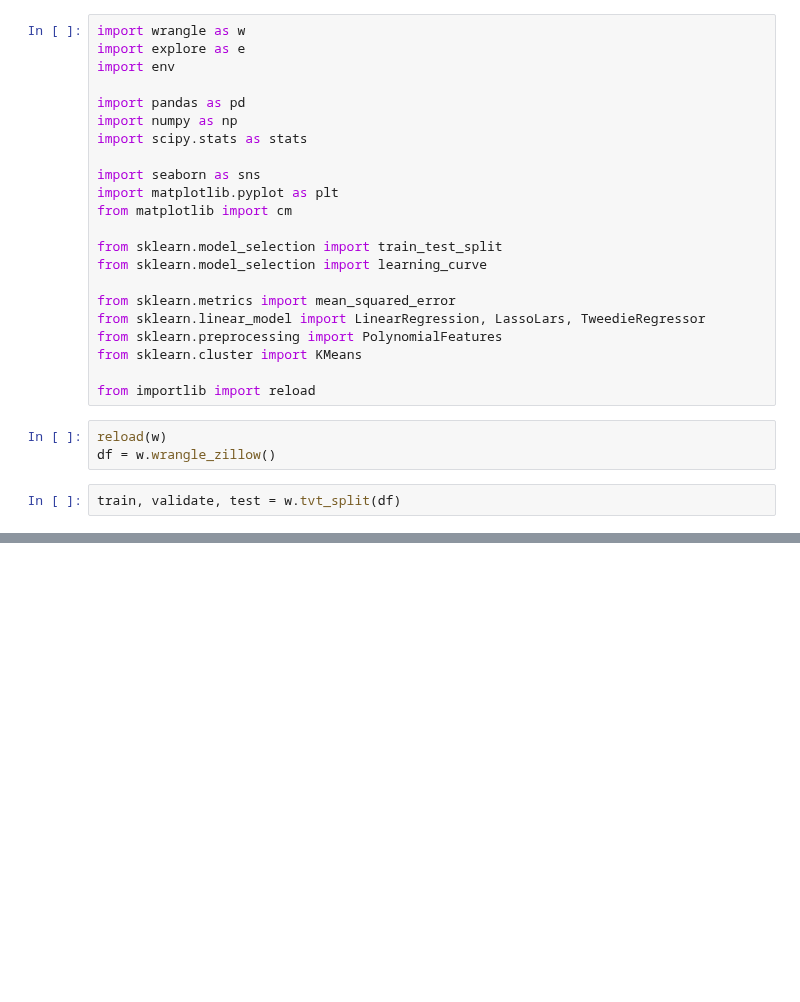
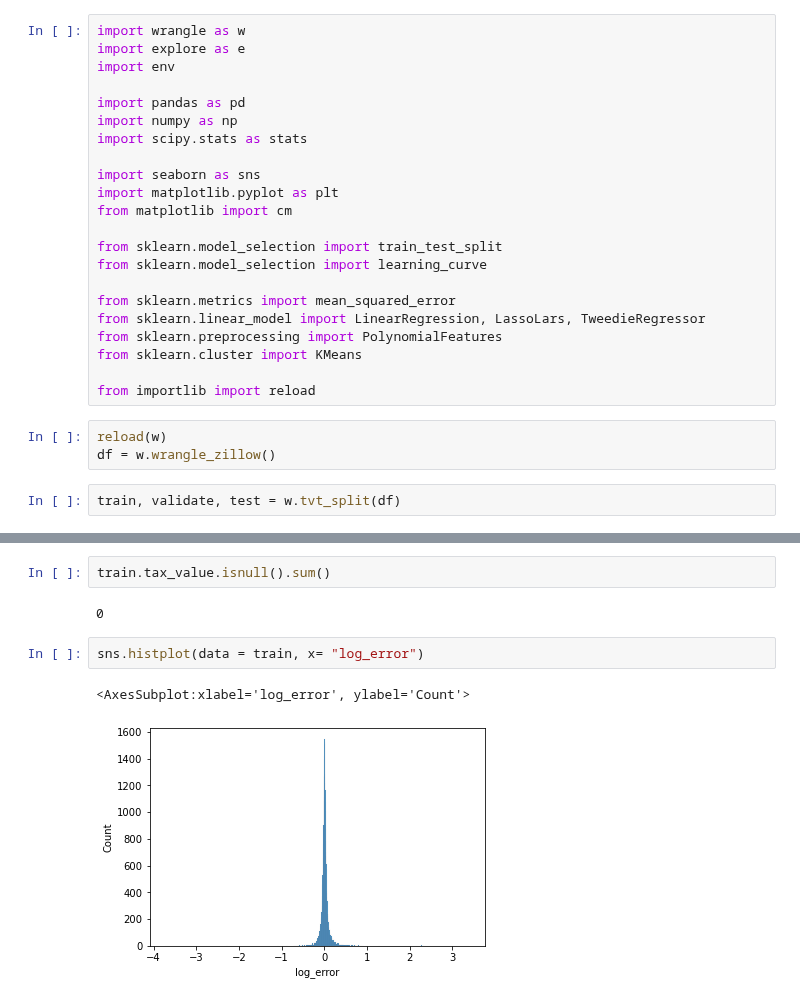
Before and after one commit to L-G-B-Team/clustering-project, a Jupyter notebook: naomi_visualizations.ipynb, the cells around one changed output, grey strips where cells are left out. Drawn from its saved outputs; the diff is of its cells as text; blank space fills up the shorter version.

```diff
--- a/naomi_visualizations.ipynb
+++ b/naomi_visualizations.ipynb
@@ -33,0 +123,9 @@ e.viz_for_Q3(bound_train)
+# %%
+train.tax_value.isnull().sum()
+# %% [output]
+0
+# %%
+sns.histplot(data = train, x= "log_error")
+# %% [output]
+<AxesSubplot:xlabel='log_error', ylabel='Count'>
+[figure, added]
```
Also changed, not shown: parts of 7 cells of this notebook, 2 other files.
